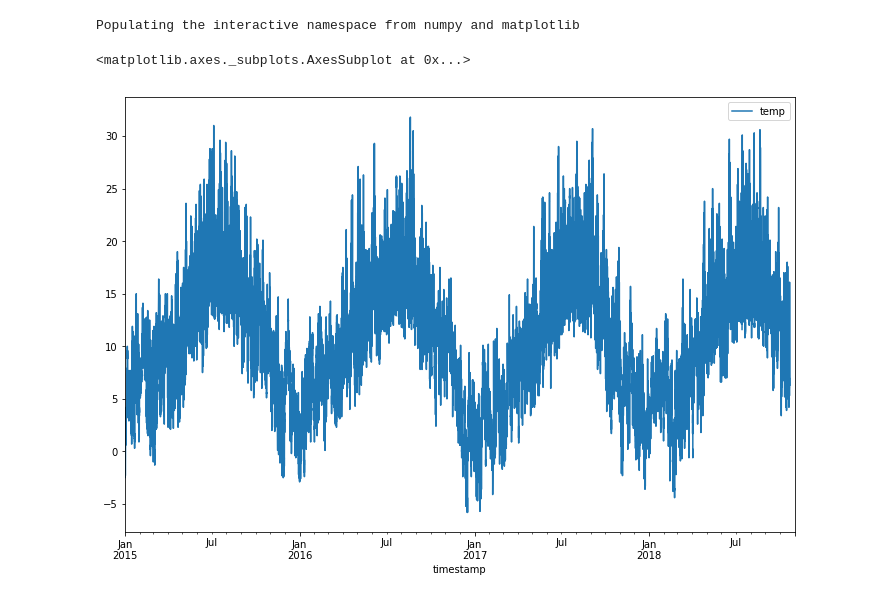
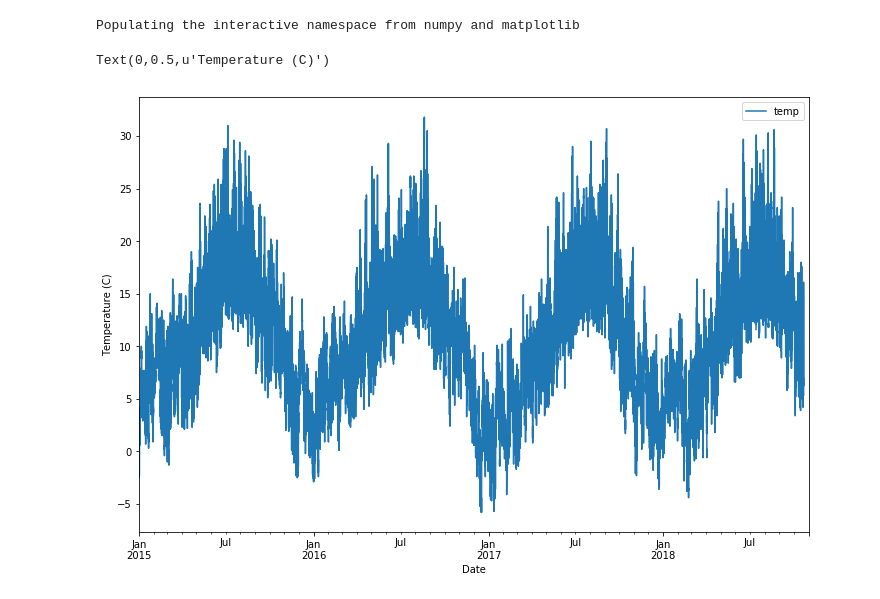
Before and after one commit to joelatwater/quick_experiments, a Jupyter notebook: hotter_summers/Weather Analysis.ipynb, the cells around one changed output. Cells and saved outputs as stored; diff of their text form; code cells hidden in the pictures.

```diff
--- a/hotter_summers/Weather Analysis.ipynb
+++ b/hotter_summers/Weather Analysis.ipynb
@@ -79,9 +79,11 @@ df['day_of_year'] = df['timestamp'].dt.dayofyear
 # %%
 # Plot Temperatures
 df.plot(x='timestamp',y='temp')
+xlabel('Date')
+ylabel('Temperature (C)')
 # %% [output]
-<matplotlib.axes._subplots.AxesSubplot at 0x...>
+Text(0,0.5,u'Temperature (C)')
-[figure, old version]
+[figure, new version]
 # %%
 # Plot overlayed years of temperature
 years = df.year.unique()
```
Also changed, not shown: parts of 3 cells of this notebook.
